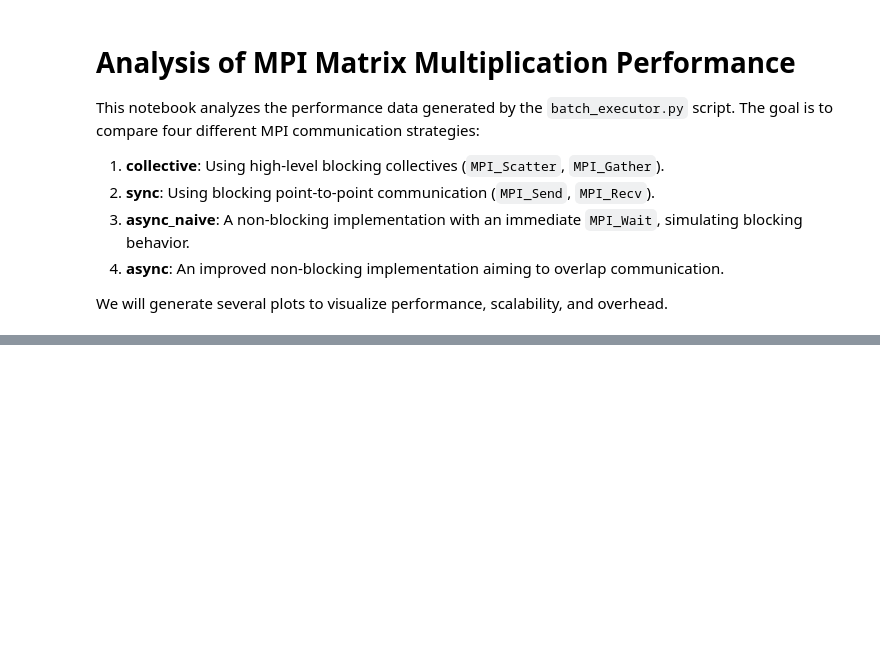
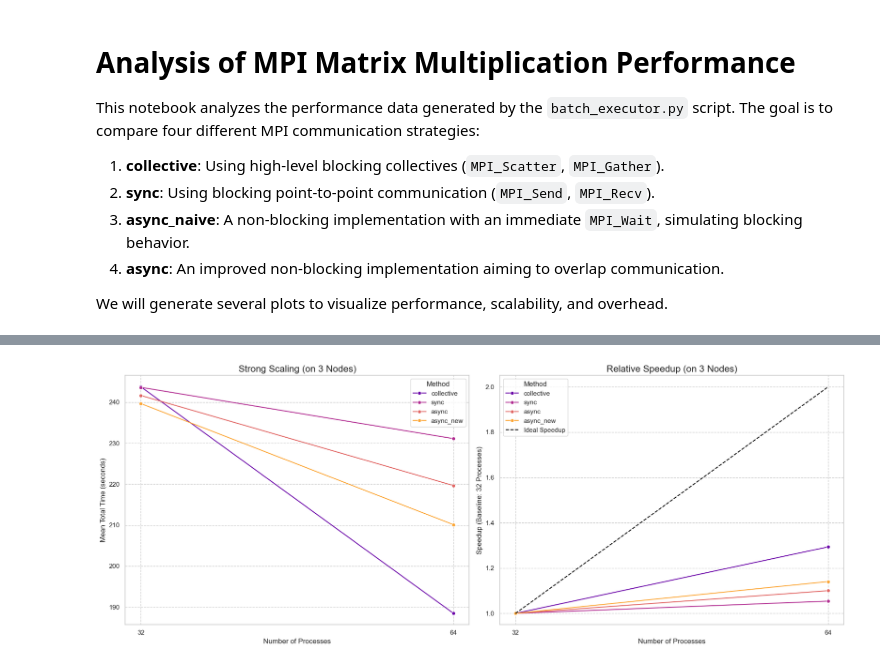
Before and after one commit to PedroKlein/parallel-and-distributed, a Jupyter notebook: mpi/docs/results.ipynb, the cells around one changed output, grey strips where cells are left out. Saved outputs shown, nothing was run; the diff lists cells and outputs as text; code cells hidden in the pictures; blank space fills up the shorter version.

```diff
--- a/mpi/docs/results.ipynb
+++ b/mpi/docs/results.ipynb
@@ -229,0 +143,51 @@ if not df.empty:
+# %%
+# Cell 5: Chart 4 - Strong Scaling and Speedup
+
+if not df.empty:
+    # We will analyze scaling on the 3-node runs, which is often a realistic scenario
+    df_scaling = df[df['nodes'] == 3].copy()
+
+    if df_scaling.empty:
+        print("Data for scaling analysis (3-node runs) not found.")
+    else:
+        fig, (ax1, ax2) = plt.subplots(1, 2, figsize=(18, 7))
+
+        # --- Part A: Strong Scaling Plot ---
+        sns.lineplot(data=df_scaling, x='num_procs', y='total_time_mean', hue='comm_type', marker='o', ax=ax1, palette='plasma')
+        ax1.set_title('Strong Scaling (on 3 Nodes)', fontsize=16)
+        ax1.set_xlabel('Number of Processes', fontsize=12)
+        ax1.set_ylabel('Mean Total Time (seconds)', fontsize=12)
+        ax1.set_xticks(df_scaling['num_procs'].unique())
+        ax1.legend(title='Method')
+        ax1.grid(True, which="both", ls="--")
+
+        # --- Part B: Speedup Plot ---
+        baseline_procs = df_scaling['num_procs'].min()
+
+        # Get baseline times for each method
+        baseline_times = df_scaling[df_scaling['num_procs'] == baseline_procs].set_index('comm_type')['total_time_mean']
+
+        # Calculate speedup
+        df_scaling['speedup'] = df_scaling.apply(
+            lambda row: baseline_times[row['comm_type']] / row['total_time_mean'],
+            axis=1
+        )
+
+        sns.lineplot(data=df_scaling, x='num_procs', y='speedup', hue='comm_type', marker='o', ax=ax2, palette='plasma')
+
+        # Plot ideal speedup line
+        procs = sorted(df_scaling['num_procs'].unique())
+        ideal_speedup = [p / baseline_procs for p in procs]
+        ax2.plot(procs, ideal_speedup, linestyle='--', color='black', label='Ideal Speedup')
+
+        ax2.set_title('Relative Speedup (on 3 Nodes)', fontsize=16)
+        ax2.set_xlabel('Number of Processes', fontsize=12)
+        ax2.set_ylabel(f'Speedup (Baseline: {baseline_procs} Processes)', fontsize=12)
+        ax2.set_xticks(procs)
+        ax2.legend(title='Method')
+        ax2.grid(True, which="both", ls="--")
+
+        plt.tight_layout()
+        plt.show()
+# %% [output]
+[figure, added]
```
Also changed, not shown: parts of 18 cells of this notebook, 3 other files.
